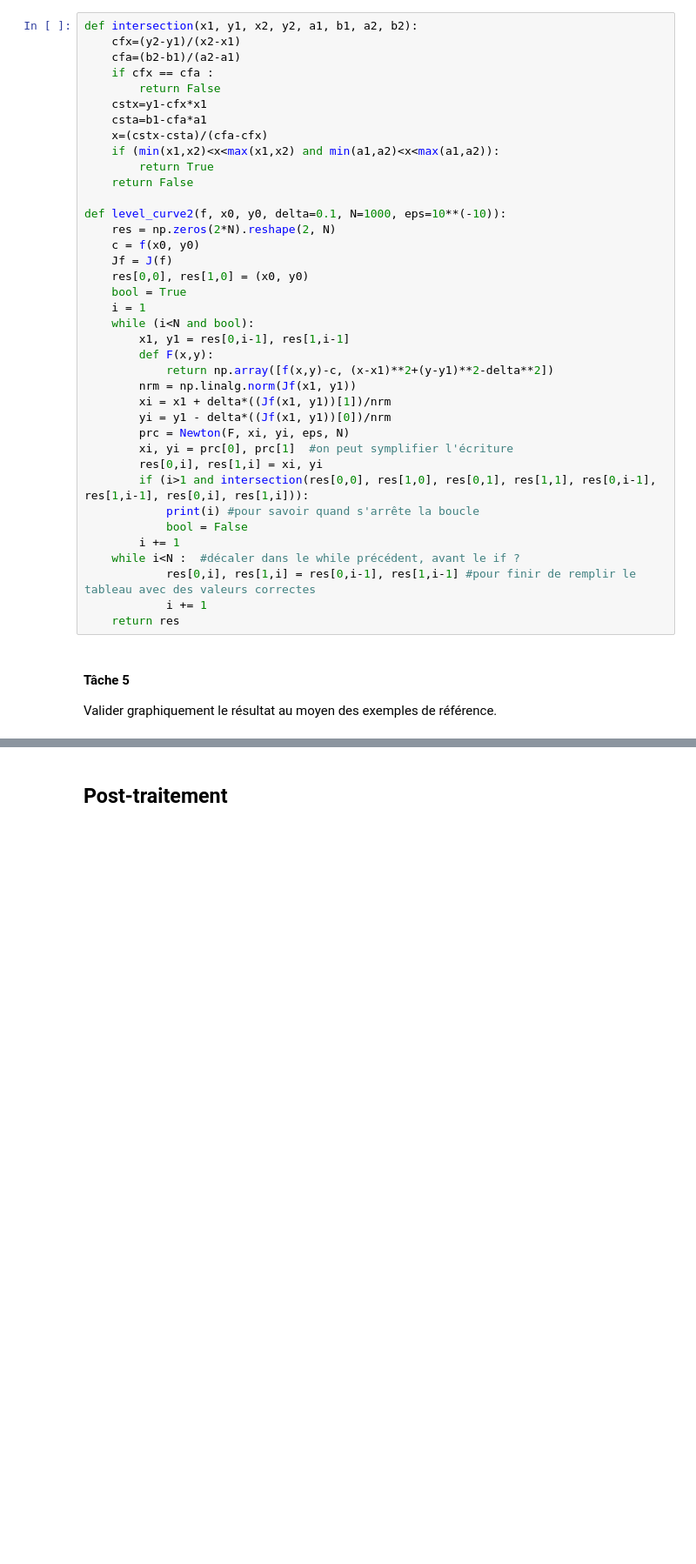
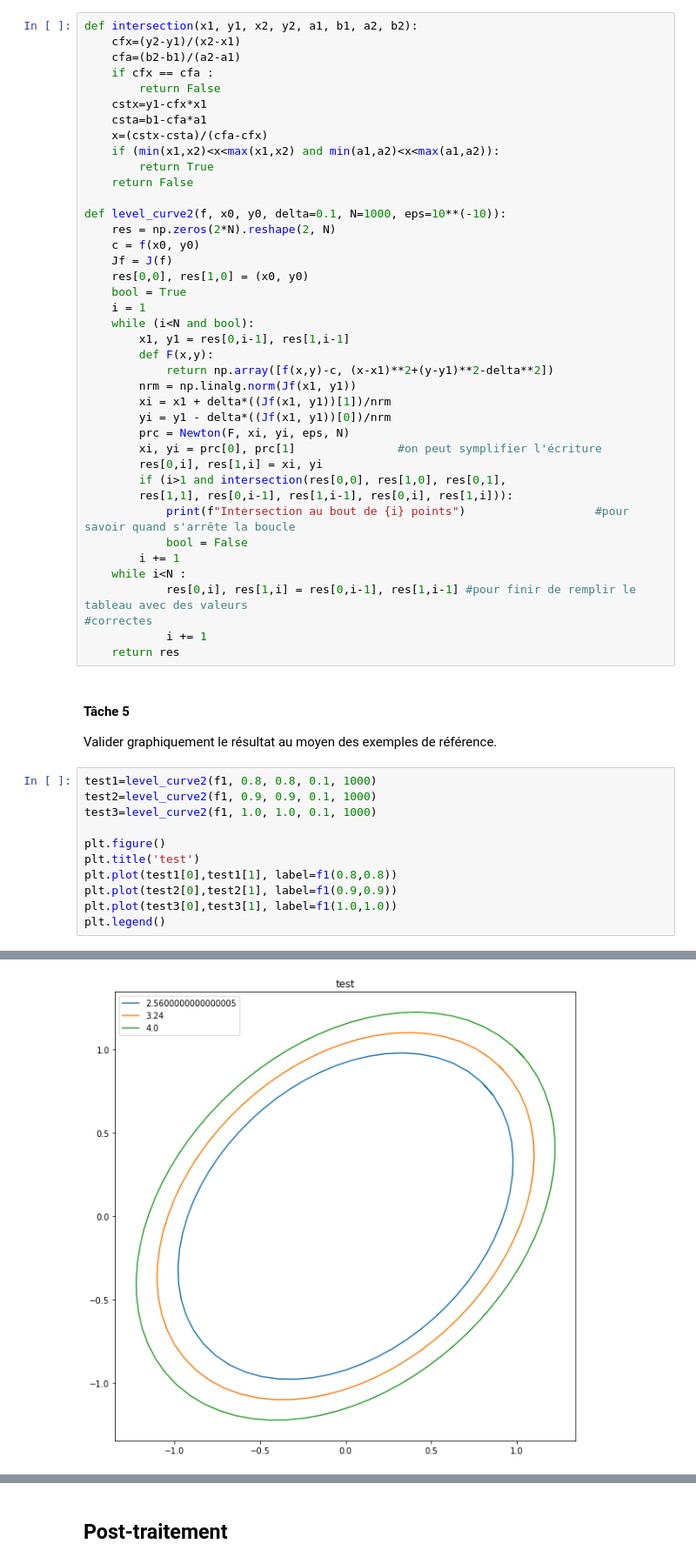
Before and after one commit to guillaumerichard2020/Projet-maths-1, a Jupyter notebook: Courbes de niveau - Enoncé.ipynb, the cells around one changed output, grey strips where cells are left out. Shown at 87% size. Saved outputs shown, nothing was run; the diff lists cells and outputs as text; blank space fills up the shorter version.

```diff
--- a/Courbes de niveau - Enoncé.ipynb
+++ b/Courbes de niveau - Enoncé.ipynb
@@ -492,17 +492,30 @@ def level_curve2(f, x0, y0, delta=0.1, N=1000, eps=10**(-10)):
         xi = x1 + delta*((Jf(x1, y1))[1])/nrm
         yi = y1 - delta*((Jf(x1, y1))[0])/nrm
         prc = Newton(F, xi, yi, eps, N)
-        xi, yi = prc[0], prc[1]  #on peut symplifier l'écriture
+        xi, yi = prc[0], prc[1]               #on peut symplifier l'écriture
         res[0,i], res[1,i] = xi, yi
-        if (i>1 and intersection(res[0,0], res[1,0], res[0,1], res[1,1], res[0,i-1], res[1,i-1], res[0,i], res[1,i])):
-            print(i) #pour savoir quand s'arrête la boucle
+        if (i>1 and intersection(res[0,0], res[1,0], res[0,1],
+        res[1,1], res[0,i-1], res[1,i-1], res[0,i], res[1,i])):
+            print(f"Intersection au bout de {i} points")                   #pour savoir quand s'arrête la boucle
             bool = False
         i += 1
-    while i<N :  #décaler dans le while précédent, avant le if ?
-            res[0,i], res[1,i] = res[0,i-1], res[1,i-1] #pour finir de remplir le tableau avec des valeurs correctes
+    while i<N :
+            res[0,i], res[1,i] = res[0,i-1], res[1,i-1] #pour finir de remplir le tableau avec des valeurs                                                                #correctes
             i += 1
     return res
 # %% [markdown]
 #### Tâche 5
 
 Valider graphiquement le résultat au moyen des exemples de référence.
+# %%
+test1=level_curve2(f1, 0.8, 0.8, 0.1, 1000)
+test2=level_curve2(f1, 0.9, 0.9, 0.1, 1000)
+test3=level_curve2(f1, 1.0, 1.0, 0.1, 1000)
+
+plt.figure()
+plt.title('test')
+plt.plot(test1[0],test1[1], label=f1(0.8,0.8))
+plt.plot(test2[0],test2[1], label=f1(0.9,0.9))
+plt.plot(test3[0],test3[1], label=f1(1.0,1.0))
+plt.legend()
+# %% [output]
@@ -508,0 +526 @@ Valider graphiquement le résultat au moyen des exemples de référence.
+[figure, added]
```
Also changed, not shown: parts of 12 cells of this notebook.
